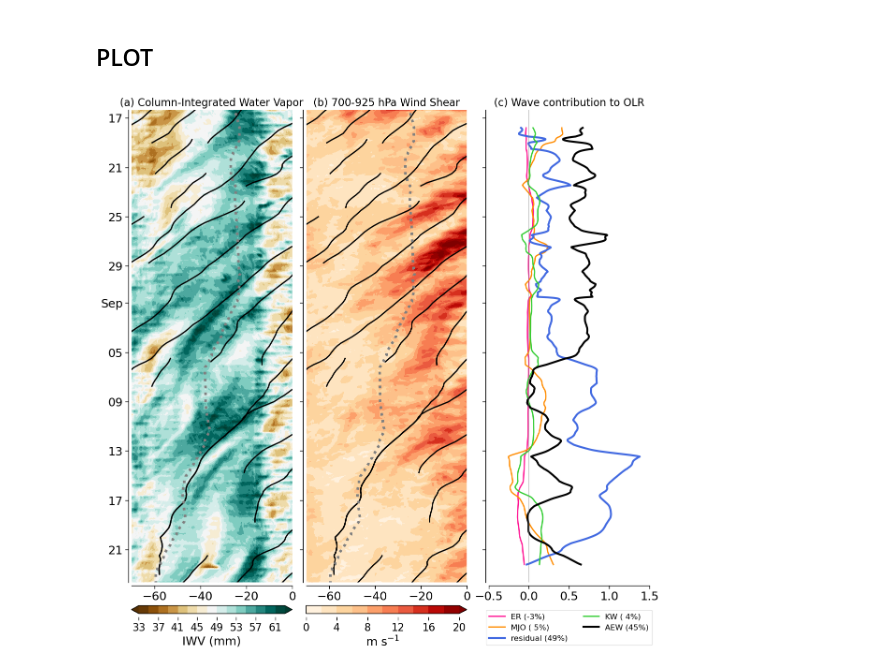
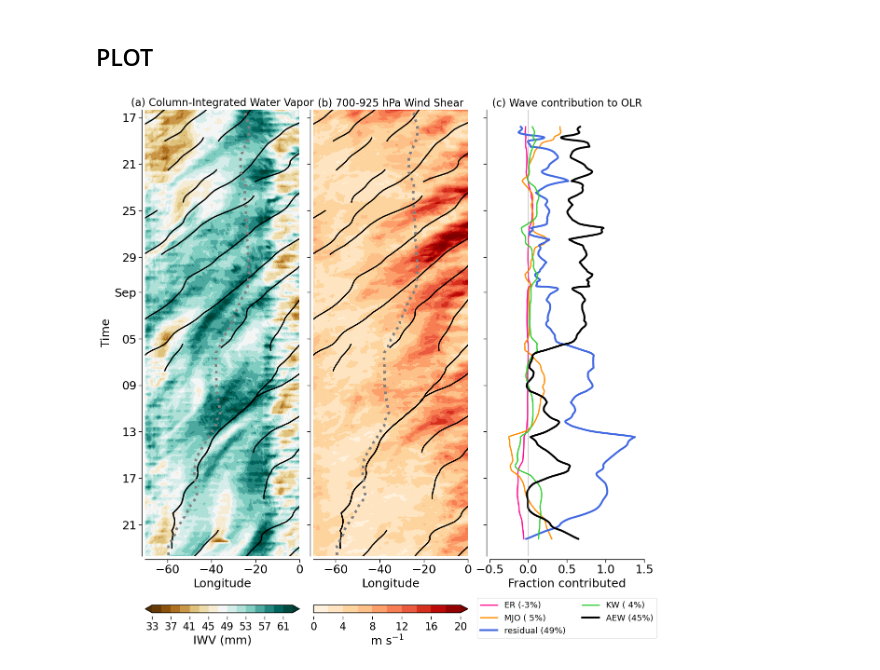
Before and after one commit to allison-wing/PICCOLO_overview_paper, a Jupyter notebook: plot_fig_hovmuller_overview.ipynb, the cells around one changed output. Cells and saved outputs as stored; diff of their text form; code cells hidden in the pictures.

Commit message:
final figure tweaks

```diff
--- a/plot_fig_hovmuller_overview.ipynb
+++ b/plot_fig_hovmuller_overview.ipynb
@@ -182,7 +182,7 @@ fig, axs = plt.subplots(1, 3, figsize=(12,12), layout="constrained")
 axs[0].set_title('(a) Column-Integrated Water Vapor',fontsize=16)
 c0 = axs[0].contourf( lon_TPW, datetime_hov, tpw, cmap=cmap_TPW, levels=levels_TPW, extend='both' )
 axs[0].plot( lon_dship, datetime_dship, lw=4, color='Gray', alpha=1, ls=':')
-cbar0 = fig.colorbar(c0, ax=axs[0], location='bottom',pad=-0.07)
+cbar0 = fig.colorbar(c0, ax=axs[0], location='bottom',pad=-0.06)
 cbar0.ax.tick_params(labelsize=16)
 cbar0.ax.set_xlabel('IWV (mm)', fontsize=18)
 
@@ -192,7 +192,7 @@ axs[1].set_title('(b) 700-925 hPa Wind Shear',fontsize=16)
 cmap_SH, levels_SH = 'OrRd', np.linspace(0.,20., num=11)
 c1 = axs[1].contourf( lon_ERA5, datetime_hov, shear700m925, cmap=cmap_SH, levels=levels_SH, extend='max' )
 axs[1].plot( lon_dship, datetime_dship, lw=4, color='Gray', alpha=1, ls=':')
-cbar1 = fig.colorbar(c1, ax=axs[1], location='bottom',pad=-0.07)
+cbar1 = fig.colorbar(c1, ax=axs[1], location='bottom',pad=-0.06)
 cbar1.ax.tick_params(labelsize=16)
 cbar1.ax.set_xlabel(r'm s$^{-1}$', fontsize=18)
 
@@ -216,6 +216,8 @@ axs[0].yaxis.set_major_locator(locator0)
 axs[0].yaxis.set_major_formatter(formatter0)
 axs[0].tick_params(axis='both', labelsize=18)
 axs[0].invert_yaxis()
+axs[0].set_ylabel('Time', fontsize=18)
+axs[0].set_xlabel('Longitude',fontsize=18)
 
 axs[1].set_ylim(pd.Timestamp(datetime_hov[0]), pd.Timestamp(datetime_hov[-1]))
 axs[1].yaxis.set_major_locator(mdates.AutoDateLocator())
@@ -223,33 +225,35 @@ axs[1].yaxis.set_major_formatter(mdates.ConciseDateFormatter(axs[1].yaxis.get_ma
 axs[1].set_yticklabels([])
 axs[1].tick_params(axis='x', labelsize=18)
 axs[1].invert_yaxis()
+axs[1].set_xlabel('Longitude',fontsize=18)
 
 ########### wave contributions
 axs[2].set_title('(c) Wave contribution to OLR',fontsize=16)
 axs[2].plot( olr_ER_exp, datetime_wave[n_half:-n_half], lw=2, color='deeppink', label='ER ({:2.0f}%)'.format(var_ER*100.) )
 axs[2].plot( olr_MJO_exp, datetime_wave[n_half:-n_half], lw=2, color='darkorange', label='MJO ({:2.0f}%)'.format(var_MJO*100.) )
 axs[2].plot( olr_residual_exp, datetime_wave[n_half:-n_half], lw=3, color='royalblue', label='residual ({:2.0f}%)'.format(var_res*100.) )
 axs[2].plot( olr_KW_exp, datetime_wave[n_half:-n_half], lw=2, color='limegreen', label='KW ({:2.0f}%)'.format(var_KW*100.) )
 axs[2].plot( olr_EW_exp, datetime_wave[n_half:-n_half], lw=3, color='black', label='AEW ({:2.0f}%)'.format(var_EW*100.) )
-axs[2].legend(loc='upper center', bbox_to_anchor=(0.5, -0.05), ncols=2, fontsize=12)
+axs[2].set_xlabel('Fraction contributed', fontsize=18)
+axs[2].legend(loc='upper center', bbox_to_anchor=(0.5, -0.085), ncols=2, fontsize=13)
 axs[2].set_xlim(-0.5,1.5)
 
 #add zero line
 axs[2].plot( [0.,0.], [datetime_hov[0],datetime_hov[-1]], lw=1, color='gray', ls='-', alpha=0.5)
 
 axs[2].set_ylim(datetime_hov[0],datetime_hov[-1])
 #axs[2].yaxis.set_major_locater(mdates.AutoDateLocator())
 axs[2].yaxis.set_major_formatter(mdates.ConciseDateFormatter(axs[2].yaxis.get_major_locator()))
 axs[2].set_yticklabels([])
 axs[2].tick_params(axis='x', labelsize=18)
 axs[2].invert_yaxis()
 
 sns.set_context('paper')
 sns.despine(offset=5)
 sns.despine(ax=cbar0.ax, left=True, bottom=True, right=True, top=True)
 sns.despine(ax=cbar1.ax, left=True, bottom=True, right=True, top=True)
 
 # save figure
 fig.savefig(output_path_dir+'Fig_synoptic_overview.pdf', dpi=300)
 # %% [output]
-[figure, old version]
+[figure, new version]
```
Also changed, not shown: 4 other files.
